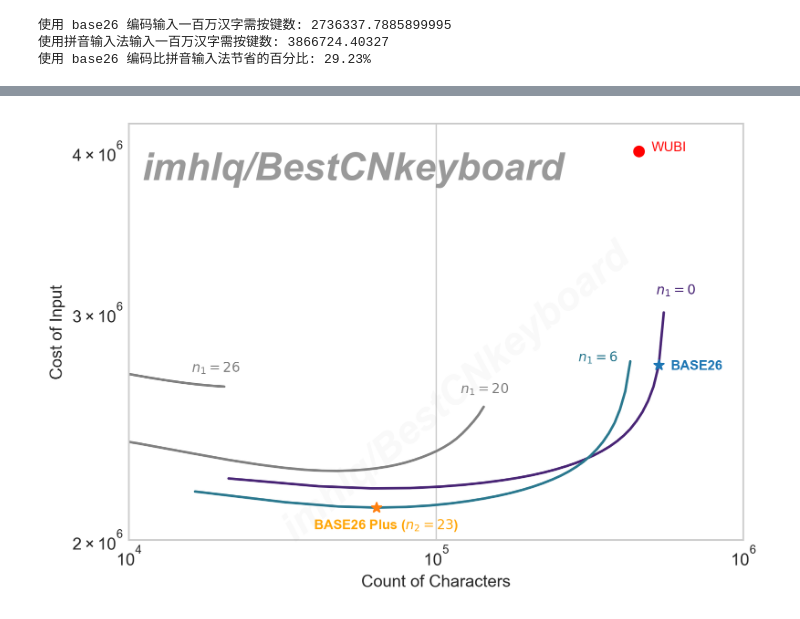
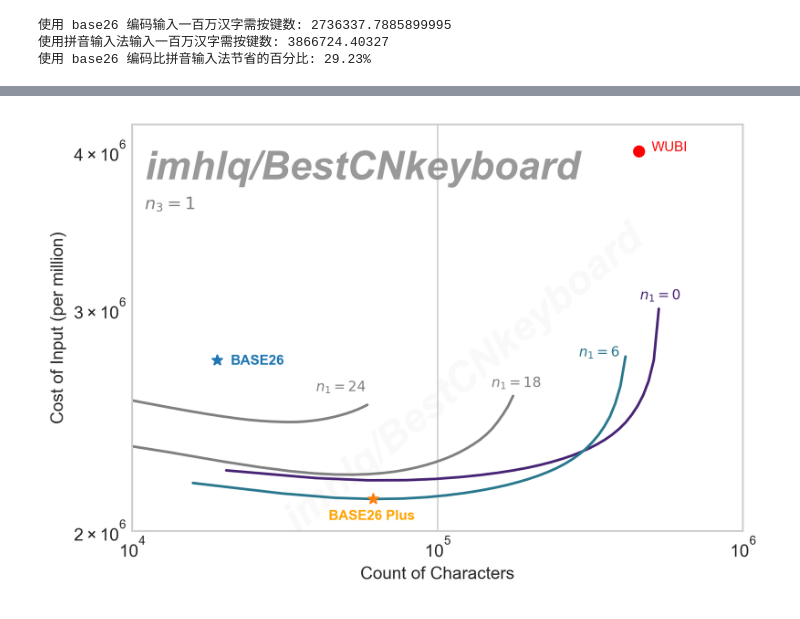
Before and after one commit to imhlq/BestCNkeyboard, a Jupyter notebook: General.ipynb, the cells around one changed output, grey strips where cells are left out. Cells and saved outputs as stored; diff of their text form; code cells hidden in the pictures.

```diff
--- a/General.ipynb
+++ b/General.ipynb
@@ -114,19 +114,25 @@ print(f"使用 base26 编码比拼音输入法节省的百分比: {(1 - total_ba
 N = 27
 
 def calculate_count(n1=5, n2=1, n3=0):
+    if n3 == 0:
+        return n1 + n2 * (N - n1) + (N - n1) * (N - n2) * N
     return n1 + n2 * (N - n1) + (N - n1) * (N - n2) * (N - n3) + (N - n1) * (N - n2) * (N - n3) * N
 
 def calculate_cost(n1=5, n2=1, n3=0):
-    max_n = 12000
+    max_n = 14000
     limit_1 = n1
     limit_2 = n1 + n2 * (N - n1)
-    limit_3 = n1 + n2 * (N - n1) + (N - n1) * (N - n2) * (N - n3)
-    limit_3 = min(limit_3, max_n)
+    if n3 == 0:
+        limit_3 = max_n
+        four_buttons = 0
+    else:
+        limit_3 = n1 + n2 * (N - n1) + (N - n1) * (N - n2) * (N - n3)
+        limit_3 = min(limit_3, max_n)
+        four_buttons = df['frequency(per million)'].values[limit_3:max_n].sum() * 4
 
     one_buttons = df['frequency(per million)'].values[:limit_1].sum()
     two_buttons = df['frequency(per million)'].values[limit_1:limit_2].sum() * 2
     three_buttons = df['frequency(per million)'].values[limit_2:limit_3].sum() * 3
-    four_buttons = df['frequency(per million)'].values[limit_3:max_n].sum() * 4
     total = one_buttons + two_buttons + three_buttons + four_buttons
     # print(f"one buttons: {one_buttons}, two buttons: {two_buttons}, three buttons: {three_buttons}, four buttons: {four_buttons}, total: {total}")
     return total
@@ -140,12 +146,12 @@ for n1 in range(0, N+1):
     for n2 in range(0, N+1):
         for n3 in range(0, N+1):
             count = calculate_count(n1, n2, n3)
-            if count < 15000:
+            if count < 12000:
                 continue
             cost = calculate_cost(n1, n2, n3)
             if cost < best_cost:
                 best_cost = cost
                 best_n1, best_n2, best_n3 = n1, n2, n3
             print(f"n1: {n1}, n2: {n2}, n3: {n3}, count: {count}, cost: {cost}")
-print(f"Best n1: {best_n1}, Best n2: {best_n2}, Best n3: {best_n3}, Best cost: {best_cost}, Count: {calculate_count(best_n1, best_n2)}")
+print(f"Best n1: {best_n1}, Best n2: {best_n2}, Best n3: {best_n3}, Best cost: {best_cost}, Count: {calculate_count(best_n1, best_n2, best_n3)}")
 # %% [output]
@@ -171,7 +177,7 @@ import matplotlib.pyplot as plt
 
 plot_data = [
     {"n1": 0, "n2": 1, "n3": 0}, # BASE26 Default
-    {"n1": 6, "n2": 23, "n3": 0}, # BASE26 Plus
+    {"n1": 6, "n2": 23, "n3": 1}, # BASE26 Plus
 ]
 
 # Plotting the data
@@ -187,25 +193,25 @@ for data in plot_data:
     count = calculate_count(n1, n2, n3)
     cost = calculate_cost(n1, n2, n3)
     plt.scatter(count, cost, label=f'n1={n1}, n2={n2}, n3={n3}', zorder=10, marker='*')
-plt.text(4E4, 2.04E6, r"BASE26 Plus ($n_2=23$)", fontsize=8, fontdict={'weight': 'bold'}, color='orange')
-plt.text(5.8E5, 2.71E6, r"BASE26", fontsize=8, fontdict={'weight': 'bold'}, color='C0')
+plt.text(4.4E4, 2.04E6, r"BASE26 Plus", fontsize=8, fontdict={'weight': 'bold'}, color='orange')
+plt.text(2.1E4, 2.71E6, r"BASE26", fontsize=8, fontdict={'weight': 'bold'}, color='C0')
 
 # add some lines
 count_n1s = []
 cost_n1s = []
 for _n2 in range(0, 27):
-    count = calculate_count(0, _n2, 0)
-    cost = calculate_cost(0, _n2, 0)
+    count = calculate_count(0, _n2, 1)
+    cost = calculate_cost(0, _n2, 1)
     count_n1s.append(count)
     cost_n1s.append(cost)
 plt.plot(count_n1s, cost_n1s, color=colors[0], linestyle='-')
-plt.text(520000, 3.1E6, r'$n_1=0$', color=colors[0], fontsize=8)
+plt.text(460000, 3.05E6, r'$n_1=0$', color=colors[0], fontsize=8)
 
 count_n1s = []
 cost_n1s = []
 for _n2 in range(0, 27):
-    count = calculate_count(6, _n2, 0)
-    cost = calculate_cost(6, _n2, 0)
+    count = calculate_count(6, _n2, 1)
+    cost = calculate_cost(6, _n2, 1)
     count_n1s.append(count)
     cost_n1s.append(cost)
 plt.plot(count_n1s, cost_n1s, color=colors[1], linestyle='-')
@@ -215,40 +221,41 @@ plt.text(290000, 2.75E6, r'$n_1=6$', color=colors[1], fontsize=8)
 count_n1s = []
 cost_n1s = []
 for _n2 in range(0, 27):
-    count = calculate_count(20, _n2, 0)
-    cost = calculate_cost(20, _n2, 0)
+    count = calculate_count(18, _n2, 1)
+    cost = calculate_cost(18, _n2, 1)
     count_n1s.append(count)
     cost_n1s.append(cost)
 plt.plot(count_n1s, cost_n1s, color='grey', linestyle='-')
-plt.text(120000, 2.6E6, r'$n_1=20$', color='grey', fontsize=8)
+plt.text(150000, 2.6E6, r'$n_1=18$', color='grey', fontsize=8)
 
 count_n1s = []
 cost_n1s = []
 for _n2 in range(0, 27):
-    count = calculate_count(26, _n2, 0)
-    cost = calculate_cost(26, _n2, 0)
+    count = calculate_count(24, _n2, 1)
+    cost = calculate_cost(24, _n2, 1)
     count_n1s.append(count)
     cost_n1s.append(cost)
 plt.plot(count_n1s, cost_n1s, color='grey', linestyle='-')
-plt.text(16000, 2.7E6, r'$n_1=26$', color='grey', fontsize=8)
+plt.text(40000, 2.58E6, r'$n_1=24$', color='grey', fontsize=8)
 
 # add special points
 WUBI_cost = 4 * 1e6
 WUBI_count = 26*26*26*26
 plt.scatter(WUBI_count, WUBI_cost, color='red', label='WUBI', zorder=10)
 plt.text(WUBI_count*1.1, WUBI_cost, r'WUBI', color='red', fontsize=8)
 
+plt.text(1.1E4, 3.6E6, r"$n_3 = 1$", color='grey')
 # add logo
 plt.text(1.1E4, 3.8E6, 'imhlq/BestCNkeyboard', fontsize=23, fontdict={'weight': 'bold', "style": "italic"}, color='grey', alpha=0.8)
 plt.text(3E4, 2E6, 'imhlq/BestCNkeyboard', fontsize=24, rotation=40, fontdict={'weight': 'bold', "style": "italic"}, color='grey', alpha=0.05)
 
 plt.loglog()
 plt.xlim(1e4, 1e6)
 plt.ylim(2E6, 4.2E6)
 # plt.title('Cost vs Count')
+plt.xlabel('Count of Characters')
+plt.ylabel('Cost of Input (per million)')
 plt.tight_layout()
-plt.xlabel('Count of Characters')
-plt.ylabel('Cost of Input')
 plt.savefig('cost_vs_count.png')
 # %% [output]
-[figure, old version]
+[figure, new version]
```
Also changed, not shown: parts of 2 cells of this notebook, 2 other files.
